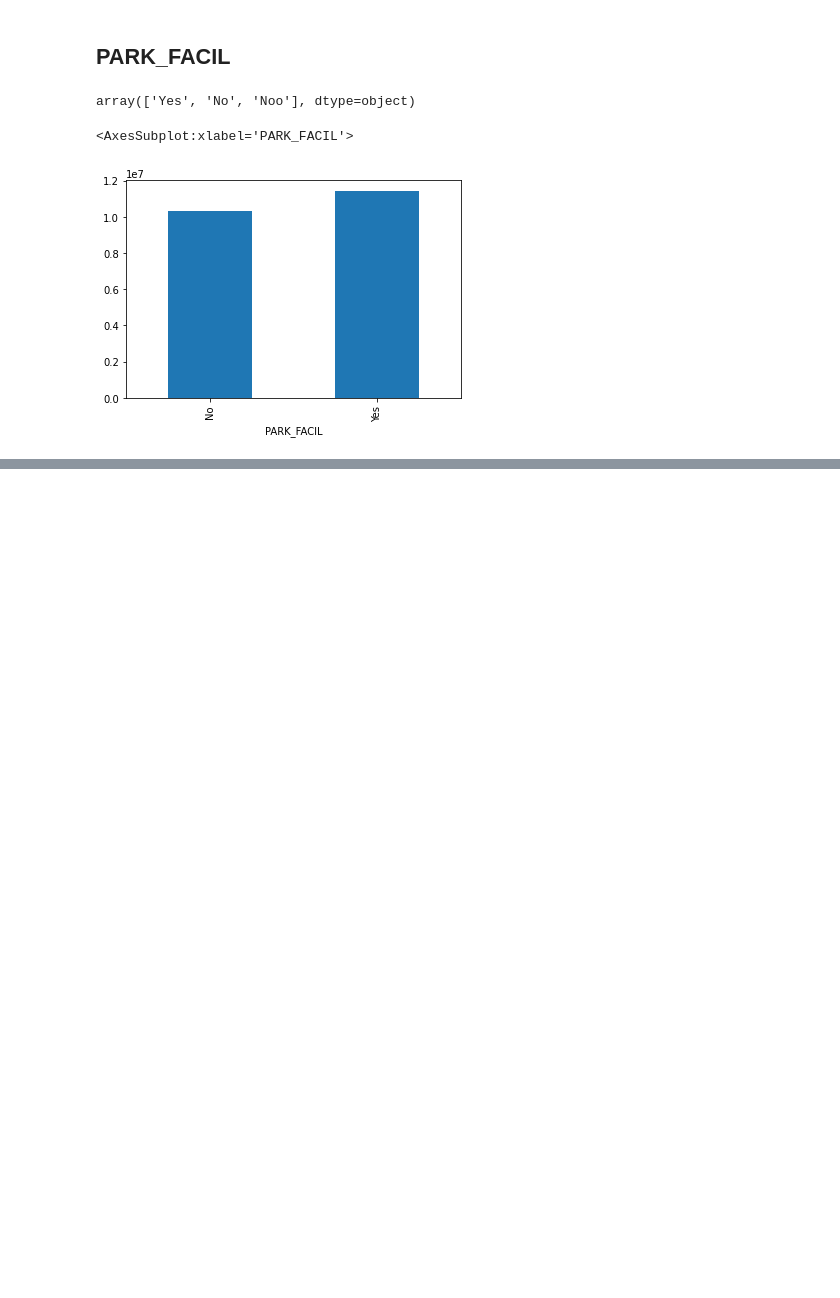
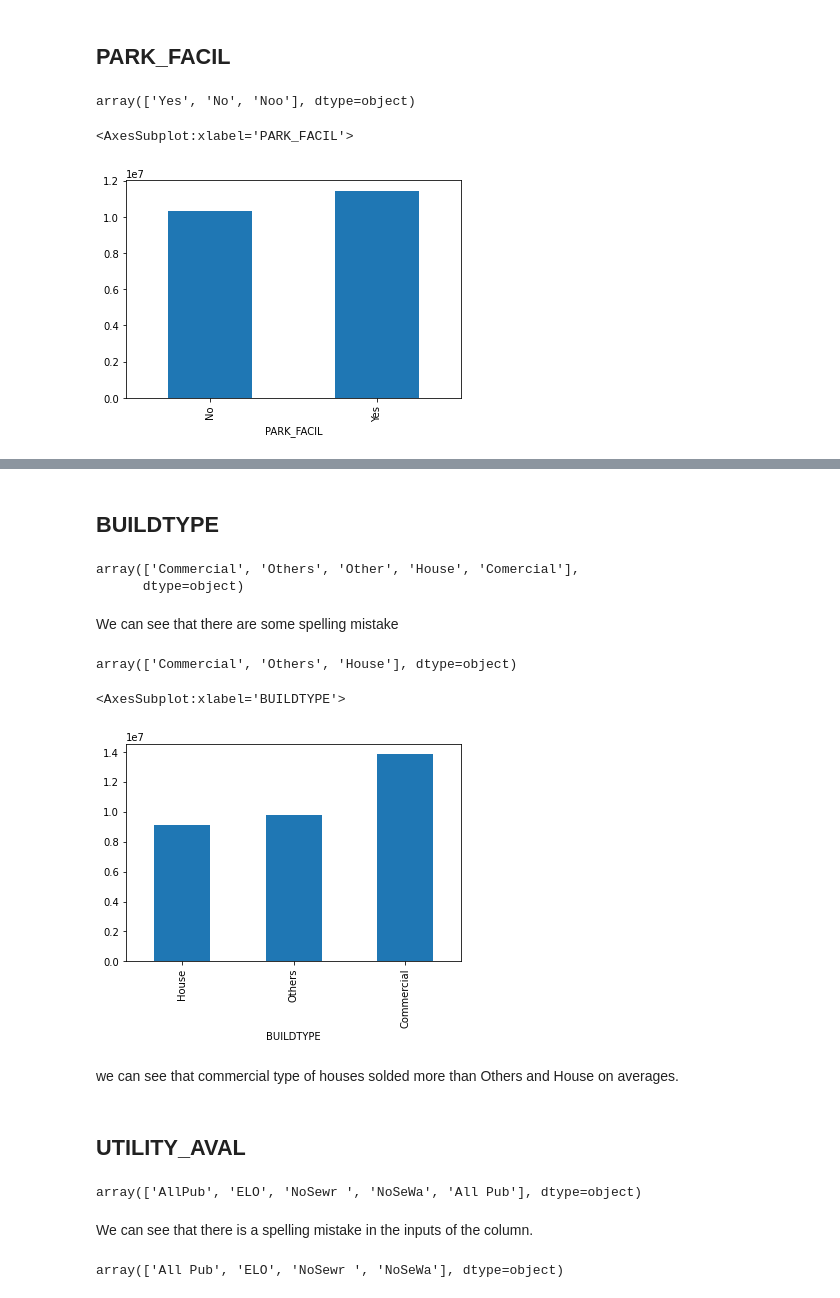
Before and after one commit to Harish-aditya/House-price-prediction, a Jupyter notebook: House price prediction.ipynb, the cells around one changed output, grey strips where cells are left out. Drawn from its saved outputs; the diff is of its cells as text; code cells hidden in the pictures; blank space fills up the shorter version.

```diff
--- a/House price prediction.ipynb
+++ b/House price prediction.ipynb
@@ -195,0 +198,30 @@ df.groupby('PARK_FACIL')['SALES_PRICE'].mean().sort_values(ascending=True).plot.
+# %% [markdown]
+## BUILDTYPE
+# %%
+df['BUILDTYPE'].unique()
+# %% [output]
+array(['Commercial', 'Others', 'Other', 'House', 'Comercial'],
+      dtype=object)
+# %% [markdown]
+We can see that there are some spelling mistake
+# %%
+df['BUILDTYPE']=df['BUILDTYPE'].replace({'Comercial':'Commercial','Other':'Others'})
+# %%
+df['BUILDTYPE'].unique()
+# %% [output]
+array(['Commercial', 'Others', 'House'], dtype=object)
+# %%
+df.groupby('BUILDTYPE')['SALES_PRICE'].mean().sort_values(ascending=True).plot.bar()
+# %% [output]
+<AxesSubplot:xlabel='BUILDTYPE'>
+[figure, added]
+# %% [markdown]
+we can see that commercial type of houses solded more than Others and House on averages.
+# %% [markdown]
+## UTILITY_AVAL
+# %%
+df['UTILITY_AVAIL'].unique()
+# %% [output]
+array(['AllPub', 'ELO', 'NoSewr ', 'NoSeWa', 'All Pub'], dtype=object)
+# %% [markdown]
+We can see that there is a spelling mistake in the inputs of the column.
@@ -195,0 +230,4 @@ df.groupby('PARK_FACIL')['SALES_PRICE'].mean().sort_values(ascending=True).plot.
+# %%
+df['UTILITY_AVAIL'].unique()
+# %% [output]
+array(['All Pub', 'ELO', 'NoSewr ', 'NoSeWa'], dtype=object)
```
Also changed, not shown: parts of 11 cells of this notebook.
